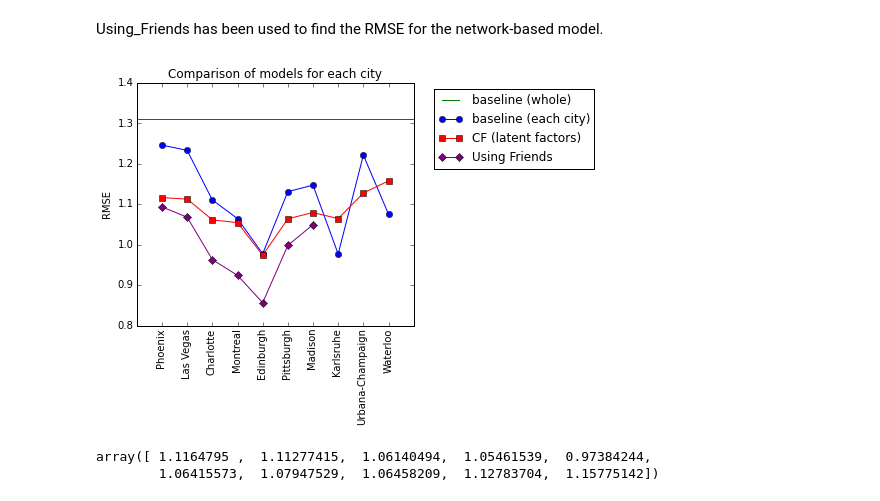
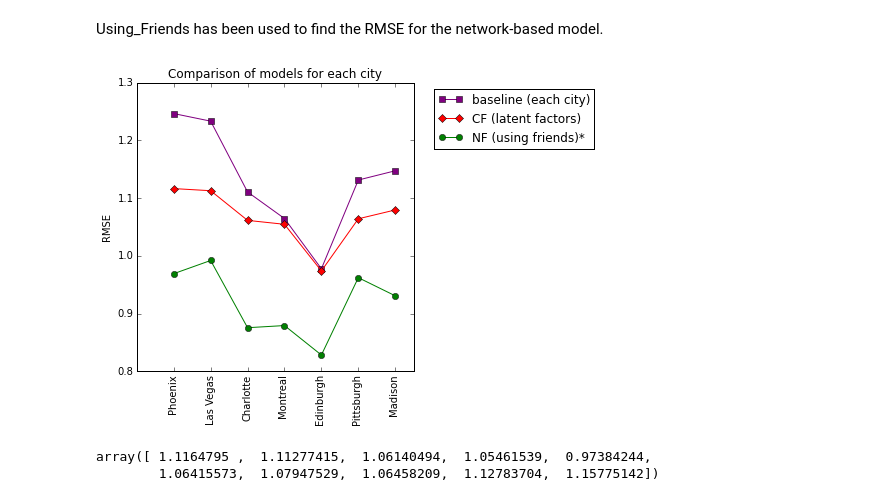
Before and after one commit to suhanree/network-recommender, a Jupyter notebook: code/EDA.ipynb, the cells around one changed output. Saved outputs shown, nothing was run; the diff lists cells and outputs as text; code cells hidden in the pictures.

```diff
--- a/code/EDA.ipynb
+++ b/code/EDA.ipynb
@@ -642,10 +667,10 @@ b = 1.3114679041155461
 # %% [markdown]
 Baseline numbers for each city was obtained using Validator.get_baseline method. Here it computes the standard deviation for the given ratings of the training set.
 # %%
-ba_df = np.loadtxt('../data/baseline_each_city')
+ba_df = np.loadtxt('../fig/fig_data/baseline_each_city')
 # %% [markdown]
 CF was run using (n_feasures=2, learning_rate=0.009, regularization_parameter=0.07) and K=10 with item bias considered (not user bias).
 # %%
-cf = np.loadtxt('../data/cf_rmse')
+cf = np.loadtxt('../fig/fig_data/cf_rmse')
 # %% [markdown]
 Using_Friends has been used to find the RMSE for the network-based model.
@@ -654,23 +677,27 @@ uf_df = np.loadtxt('../data/prel_results')#, delimiter=' ', names=['city', 'rmse
+# %%
+nf1 = np.loadtxt('../fig/fig_data/nf_rmse')
+nf2 = np.loadtxt('../fig/fig_data/nf_rmse2')
 # %%
 fig = plt.figure(figsize=(8,6))
 ax = fig.add_subplot(111)
 plt.title('Comparison of models for each city')
 plt.ylabel('RMSE')
-plt.xlim(-1,10)
+plt.xlim(-1,6.5)
 plt.ylim(0.8, 1.3)
-ax.set_xticks(range(10))
+ax.set_xticks(range(7))
 xtickNames = ax.set_xticklabels(city_names)
 plt.setp(xtickNames, rotation=90, fontsize=10)
 ax.set_position([0.1,0.1,1.2,0.9])
 #fig1 = plt.plot([-2, 100], [b, b], color='g', label='baseline (whole)')
-fig2 = plt.plot(ba_df[:,0], ba_df[:,1], marker='s', color='purple', label='baseline (each city)')
-fig3 = plt.plot(cf, marker='D', color='r', label='CF (latent factors)')
-fig4 = plt.plot(uf_df[:,0], uf_df[:,1], marker='o', color='g', label='NF (using friends)*')
+fig1 = plt.plot(ba_df[:7,0], ba_df[:7,1], marker='s', color='purple', label='baseline (each city)')
+fig2 = plt.plot(cf[:7], marker='D', color='r', label='CF (latent factors)')
+#fig3 = plt.plot(nf2[:7,0], nf2[:7,1], marker='o', color='b', label='NF (using friends)*')
+fig4 = plt.plot(nf1[:7,0], nf1[:7,1], marker='o', color='g', label='NF (using friends)*')
 plt.legend(bbox_to_anchor=(1.05, 1), loc=2 )
 plt.tight_layout()
 plt.savefig('../fig/rmse.png', dpi=200)
 # %% [output]
-[figure, old version]
+[figure, new version]
 # %%
 cf
 # %% [output]
```
Also changed, not shown: parts of 21 cells of this notebook, 9 other files.
